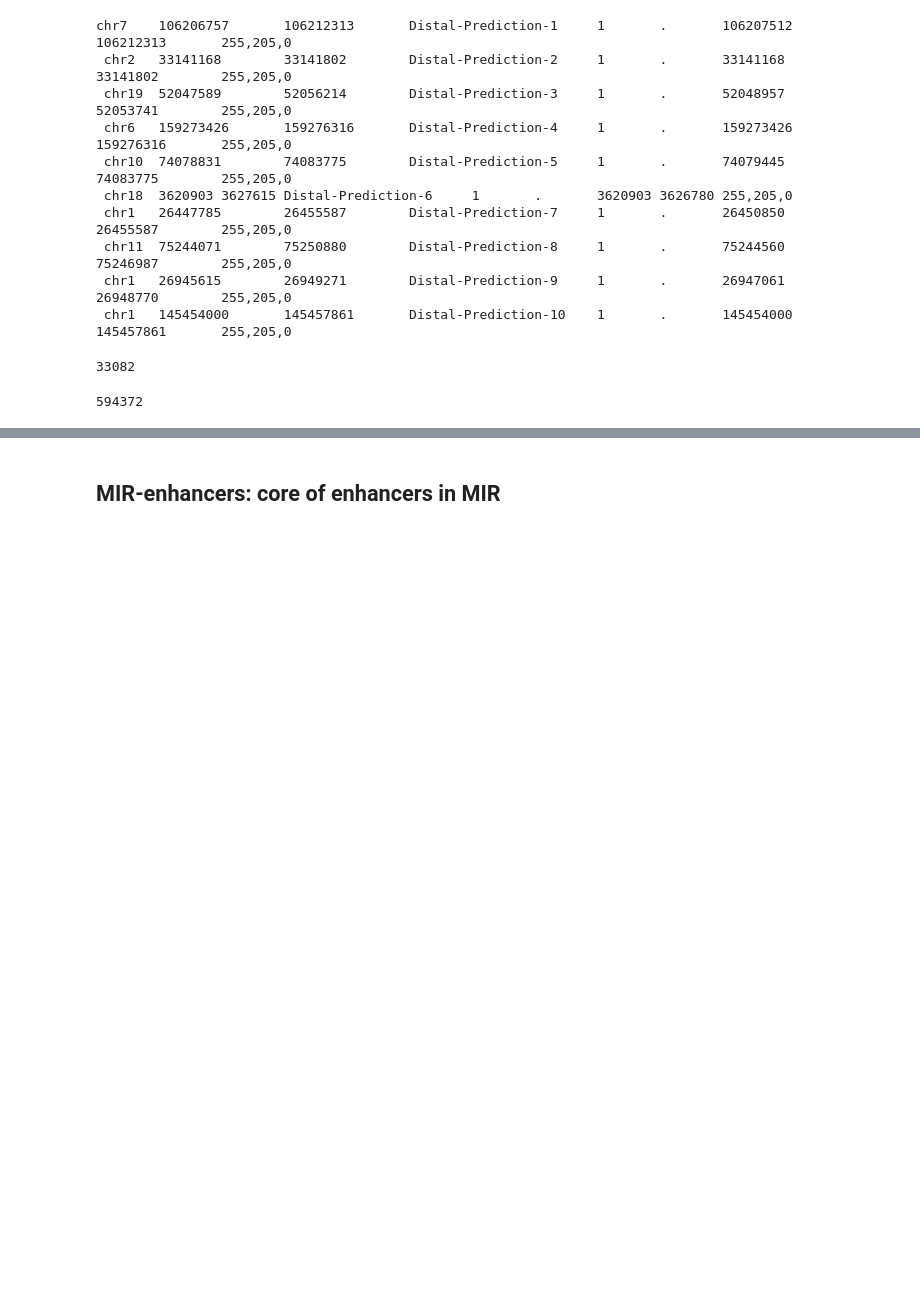
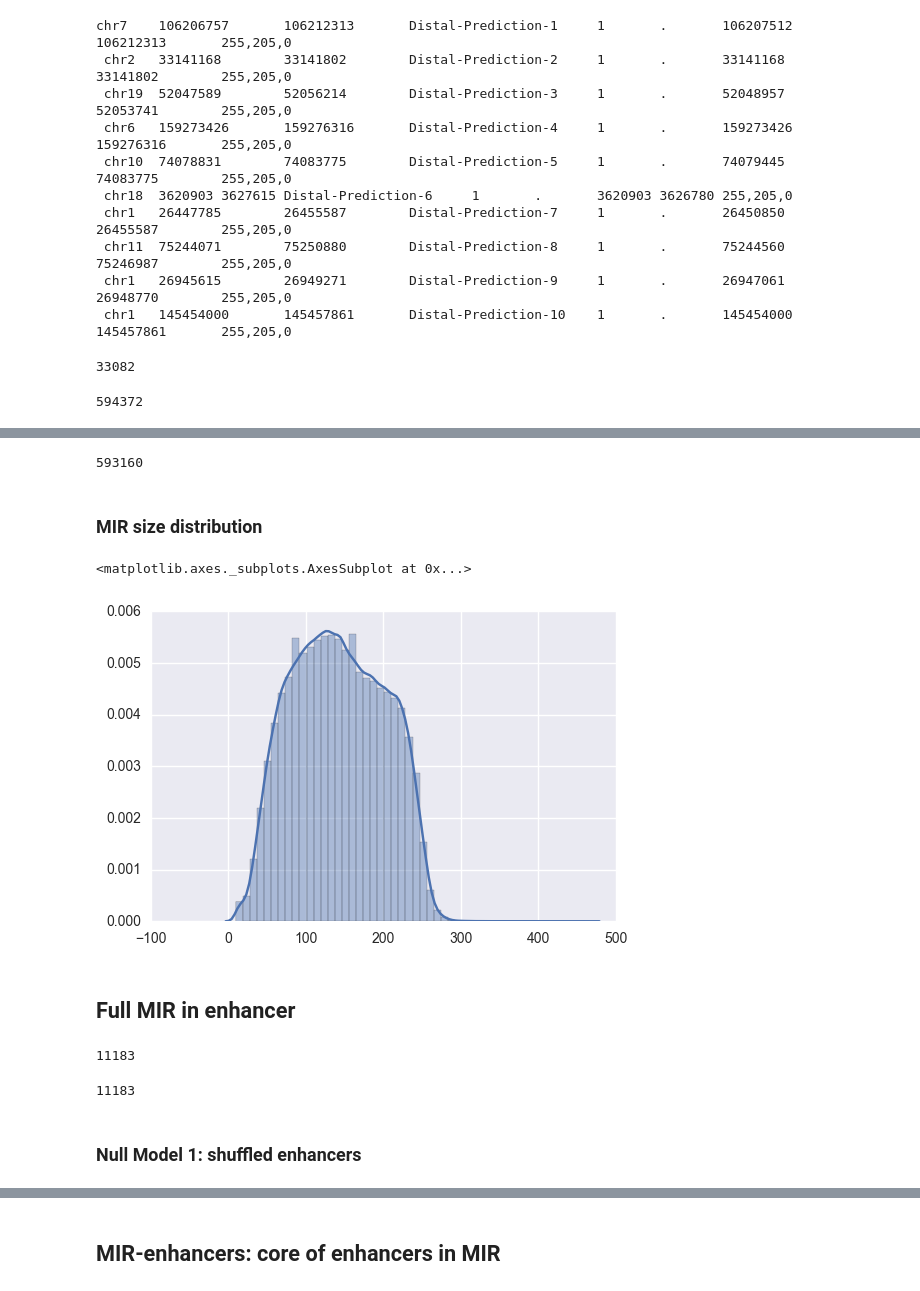
Before and after one commit to mvanzetti/thesis, a Jupyter notebook: notebooks/MIR-derived enhancers.ipynb, the cells around one changed output, grey strips where cells are left out. Drawn from its saved outputs; the diff is of its cells as text; code cells hidden in the pictures; blank space fills up the shorter version.

Commit message:
New Null Models for MIR and enhancers

```diff
--- a/notebooks/MIR-derived enhancers.ipynb
+++ b/notebooks/MIR-derived enhancers.ipynb
@@ -89,2 +96,12 @@ repeat_bed.count()
 # %%
 encode_bed_df = encode_bed.to_dataframe()
+# %%
+# removing chroms
+chroms = encode_bed_df['chrom'].unique()
+repeat_bed = BedTool().from_dataframe(repeat_bed_df.query('chrom in @chroms'))
+# %%
+repeat_bed.count()
+# %% [output]
+593160
+# %% [markdown]
+### MIR size distribution
@@ -90,0 +117,27 @@ encode_bed_df = encode_bed.to_dataframe()
+# %%
+# MIR size
+repeat_bed_df = repeat_bed.to_dataframe()
+repeat_bed_df['size'] = repeat_bed_df.apply(lambda row: compute_size(row), axis=1)
+# %%
+repeat_sizes_df = repeat_bed_df[['size']]
+# %%
+import seaborn as sns
+%matplotlib inline
+import scipy.stats as st
+sns.distplot(repeat_sizes_df, kde=True)
+# %% [output]
+<matplotlib.axes._subplots.AxesSubplot at 0x...>
+[figure, added]
+# %% [markdown]
+## Full MIR in enhancer
+# %%
+real_count = encode_bed.intersect(repeat_bed, F=1).count()
+real_count
+# %% [output]
+11183
+# %%
+repeat_bed.intersect(encode_bed, f=1).count()
+# %% [output]
+11183
+# %% [markdown]
+### Null Model 1: shuffled enhancers
```
Also changed, not shown: parts of 41 cells of this notebook, 2 other files.
